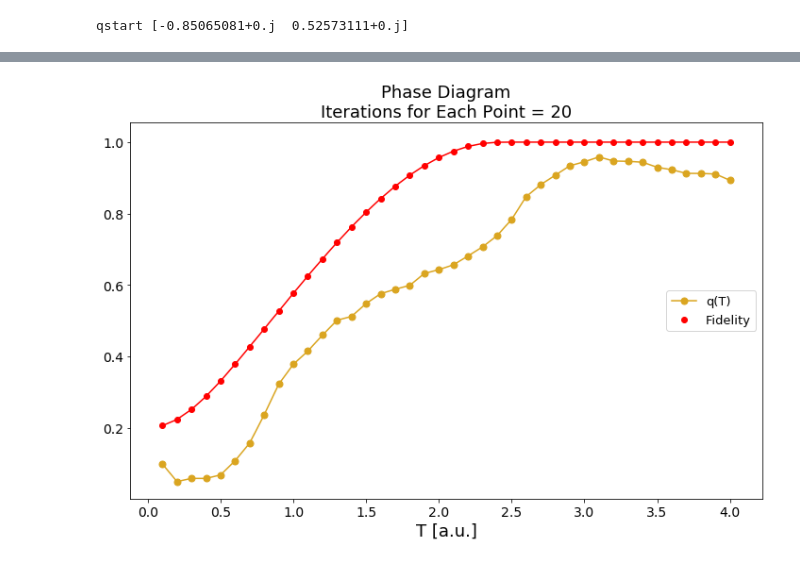
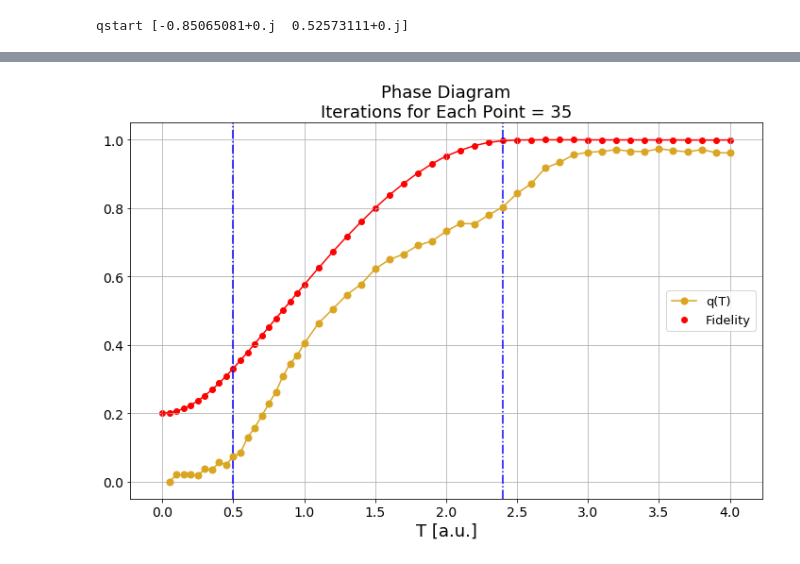
Before and after one commit to matteoguida/Quantum-Information-and-Computing, a Jupyter notebook: SD/SD1QB_q_and_F.ipynb, the cells around one changed output, grey strips where cells are left out. Drawn from its saved outputs; the diff is of its cells as text; code cells hidden in the pictures.

```diff
--- a/SD/SD1QB_q_and_F.ipynb
+++ b/SD/SD1QB_q_and_F.ipynb
@@ -100,23 +82,21 @@ print("WARNING! Attenzione a non sovrascrivere")
 
 #save run parameters and date in custom named folder
 #os.chdir("C:\Users\GUIDA\Desktop\CODE_MONTANGERO\SD_WITH_REPLACEMENT")
-custom_name_dir = "data_test_new_class"
+custom_name_dir = "final_data_fixed_nsteps"
 os.system("mkdir "+custom_name_dir)
-os.system("mkdir "+custom_name_dir+"/protocols_m")
-params_df.to_csv(custom_name_dir+"/parameters_m.csv")
+os.system("mkdir "+custom_name_dir+"/protocols")
+params_df.to_csv(custom_name_dir+"/parameters.csv")
 
 intermediete_result = True
 
-for T in times[1:]:
+for T in times:
     temp_fid = []
     best_prot = []
     print("Running time:", T)
     for _ in tnrange(iter_for_each_time):
 
-        best_protocol, fidelity = stochastic_descent(qstart, qtarget, L, T, dt,
-                        flips = percentage_flips, field_list = h_list,
-                        beta=0.6, exp_decay_flip=exp_decay,
-                        metropolis_choice=False, verbose = True, check_norm = True)
+        best_protocol, fidelity = stochastic_descent(qstart, qtarget, L, T, nsteps,
+                        field_list = h_list, verbose = True, check_norm = True)
 
         temp_fid.append(fidelity[-1]) #at fixed T we will have "iter_for_each_time" evaluations of fidelity
         best_prot.append(best_protocol) #all iter_for_each_time best protocols are stored in this variable
@@ -124,17 +104,17 @@ for T in times[1:]:
     fidelity_for_txt.append(temp_fid) #fidelity evaluations are stored in the same "fidelity_fot_txt"
                                       #variable that will have dimension len(times)*iter_for_each_time
     best_prot = np.array([best_prot])
-    with open(custom_name_dir +'/protocols_m/testT'+str(round(T, 2))+'.npy', 'wb') as f:
+    with open(custom_name_dir +'/protocols/testT'+str(round(T, 2))+'.npy', 'wb') as f:
         np.save(f,best_prot)
     f.close()
 
     if intermediete_result and T !=0: #if T = 0 q cannot be computed
-        data = np.load(custom_name_dir +'/protocols_m/testT'+str(round(T, 3))+'.npy')[0,:,:] #first dimension is redundant
+        data = np.load(custom_name_dir +'/protocols/testT'+str(round(T, 3))+'.npy')[0,:,:] #first dimension is redundant
         print("Mean fidelity:", np.array(temp_fid).mean())
         print("Q value is:", correlation(data, h))
         print("\n")
 
 #fidelity values are saved at the end
-np.savetxt(custom_name_dir + '/fidelity_m.txt', fidelity_for_txt, delimiter = ',',header="Matrix with as entries the values of fidelity dimension times x iterations")
+np.savetxt(custom_name_dir + '/fidelity_SD.txt', fidelity_for_txt, delimiter = ',',header="Matrix with as entries the values of fidelity dimension times x iterations")
 # %% [output]
 WARNING! Attenzione a non sovrascrivere
@@ -174,33 +150,31 @@ Running time: 0.6000000000000001
 # %%
 #PLOT
 #os.chdir("C:\Users\GUIDA\Desktop\CODE_MONTANGERO\SD_WITH_REPLACEMENT")
 q=[]
 for T in times[1:]:
-
-    data = np.load(custom_name_dir +"/protocols_m/testT"+str(round(T, 2))+".npy")[0,:,:] #first dimension is redundant
+    data = np.load(custom_name_dir +"/protocols/testT"+str(round(T, 2))+".npy")[0,:,:] #first dimension is redundant
     #!warning: correlation normalization term musb be changed according to field values
     q.append(correlation(data,h))
 
-loaded_fidelity = pd.read_csv(custom_name_dir +'/fidelity_m.txt', skiprows=1,header=None)
-#loaded_fidelity = loaded_fidelity.loc[(loaded_fidelity.index % 19 == 0) & (loaded_fidelity.index > 0)]
+loaded_fidelity = pd.read_csv(custom_name_dir +'/fidelity_SD.txt', skiprows=1,header=None)
 
-#q[0]=0
+q[0]=0
 fig, ax = plt.subplots(figsize=(10,7))
 #plot Fidelity values
-ax.errorbar(times[1:],loaded_fidelity.mean(axis=1).values, yerr=loaded_fidelity.std(axis=1).values, color="r")
-ax.scatter(times[1:],loaded_fidelity.mean(axis=1).values,color='r',label="Fidelity")
+ax.errorbar(times,loaded_fidelity.mean(axis=1).values, yerr=loaded_fidelity.std(axis=1).values, color="r")
+ax.scatter(times,loaded_fidelity.mean(axis=1).values,color='r',label="Fidelity")
 #plot Q values
 ax.plot(times[1:], q, marker="o", color="goldenrod", markersize=7, label="q(T)")
-
-
+ax.vlines(0.5,-0.05,1.05, color="b", linestyle="-.")
+ax.vlines(2.4,-0.05,1.05, color="b", linestyle="-.")
+ax.set_ylim(-0.05,1.05)
 ax.set_title(r"Phase Diagram"+"\n"+"Iterations for Each Point = "+str(iter_for_each_time), fontsize=18)
 ax.set_xlabel("T [a.u.]", fontsize=18)
-#ax.set_ylabel(r" $Fidelity$", fontsize=18)
 ax.tick_params(axis='both', which='major', labelsize=14)
 ax.legend(fontsize=13, loc=5)
 ax.grid()
 fig.tight_layout()
-fig.savefig("phase_diagram.pdf")
+fig.savefig("phase_diagram_final.pdf")
 plt.show()
 # %% [output]
-[figure, old version]
+[figure, new version]
```
Also changed, not shown: parts of 3 cells of this notebook, 56 other files.
